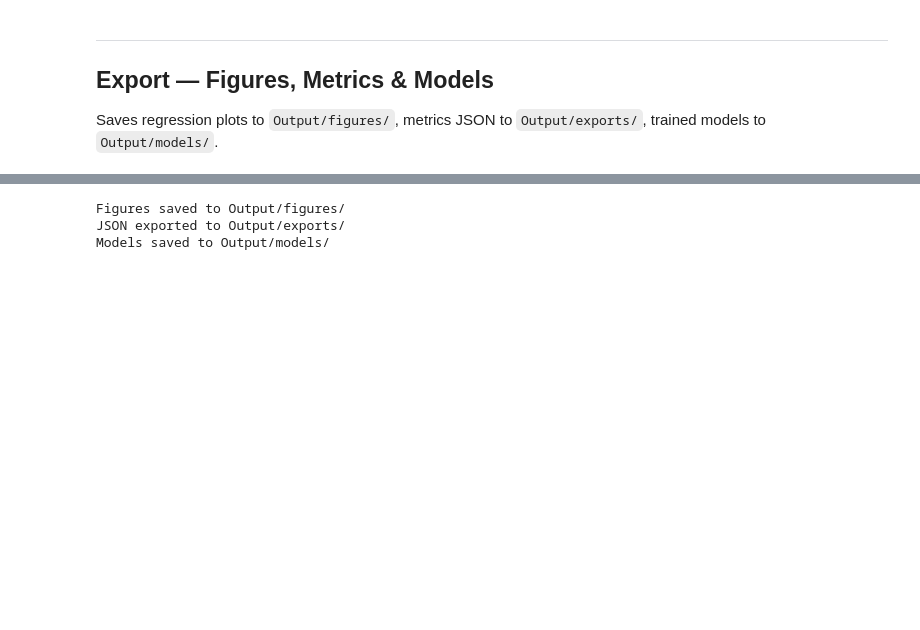
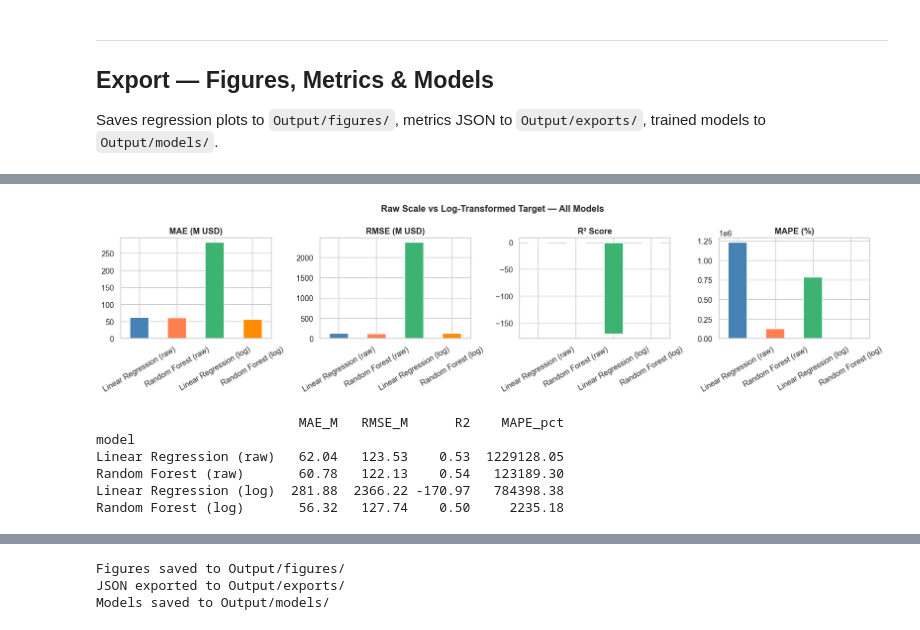
Before and after one commit to hadikrkc/Data-Avengers-DA-60, a Jupyter notebook: Source/notebooks/06_ml_models.ipynb, the cells around one changed output, grey strips where cells are left out. Cells and saved outputs as stored; diff of their text form; code cells hidden in the pictures; blank space fills up the shorter version.

```diff
--- a/Source/notebooks/06_ml_models.ipynb
+++ b/Source/notebooks/06_ml_models.ipynb
@@ -184,0 +250,27 @@ Saves regression plots to `Output/figures/`, metrics JSON to `Output/exports/`,
+# %%
+# ── Side-by-side comparison plot: Raw vs Log model ───────────────────────────
+all_results = pd.DataFrame([r_lr, r_rf, r_lr_log, r_rf_log]).set_index('model')
+
+fig, axes = plt.subplots(1, 4, figsize=(16, 4))
+colors = ['steelblue', 'coral', 'mediumseagreen', 'darkorange']
+
+for ax, col, label in zip(axes,
+    ['MAE_M', 'RMSE_M', 'R2', 'MAPE_pct'],
+    ['MAE (M USD)', 'RMSE (M USD)', 'R² Score', 'MAPE (%)']):
+    all_results[col].plot(kind='bar', ax=ax, color=colors, edgecolor='white')
+    ax.set_title(label, fontweight='bold')
+    ax.set_xlabel('')
+    ax.tick_params(axis='x', rotation=30)
+
+plt.suptitle('Raw Scale vs Log-Transformed Target — All Models', fontsize=13, fontweight='bold')
+plt.tight_layout()
+plt.show()
+print(all_results[['MAE_M', 'RMSE_M', 'R2', 'MAPE_pct']].round(2))
+# %% [output]
+[figure, added]
+                          MAE_M   RMSE_M      R2    MAPE_pct
+model
+Linear Regression (raw)   62.04   123.53    0.53  1229128.05
+Random Forest (raw)       60.78   122.13    0.54   123189.30
+Linear Regression (log)  281.88  2366.22 -170.97   784398.38
+Random Forest (log)       56.32   127.74    0.50     2235.18
```
Also changed, not shown: parts of 3 cells of this notebook, 2 other files.
